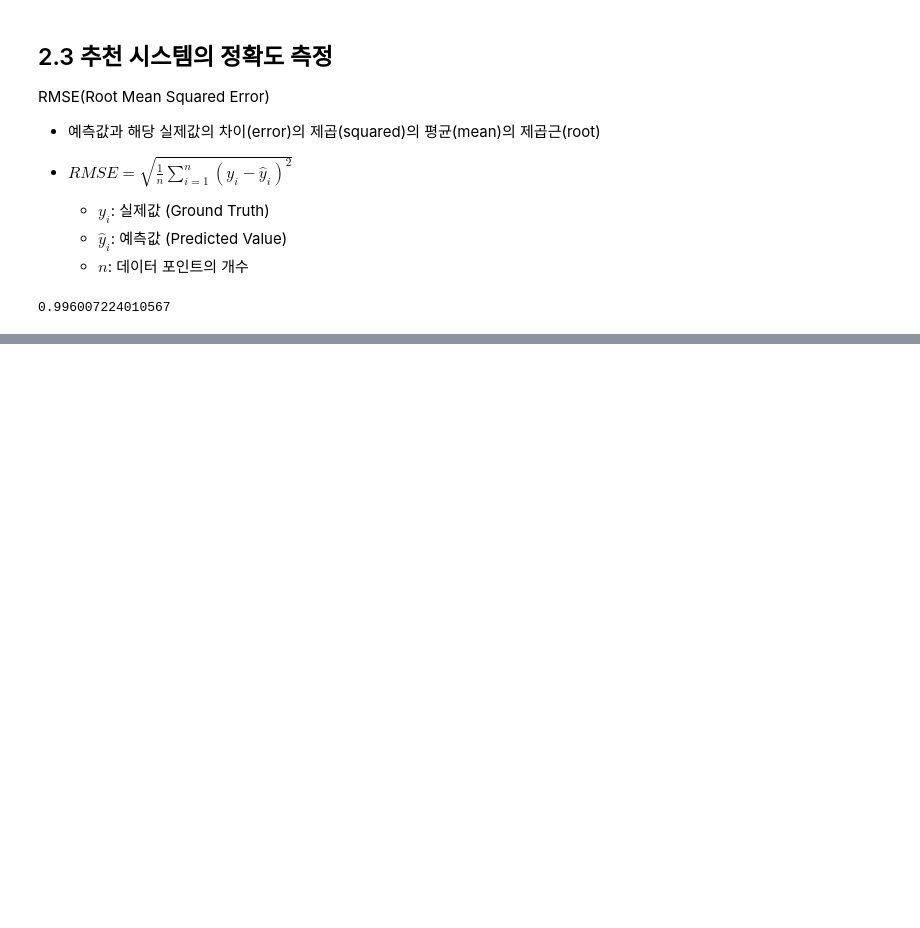
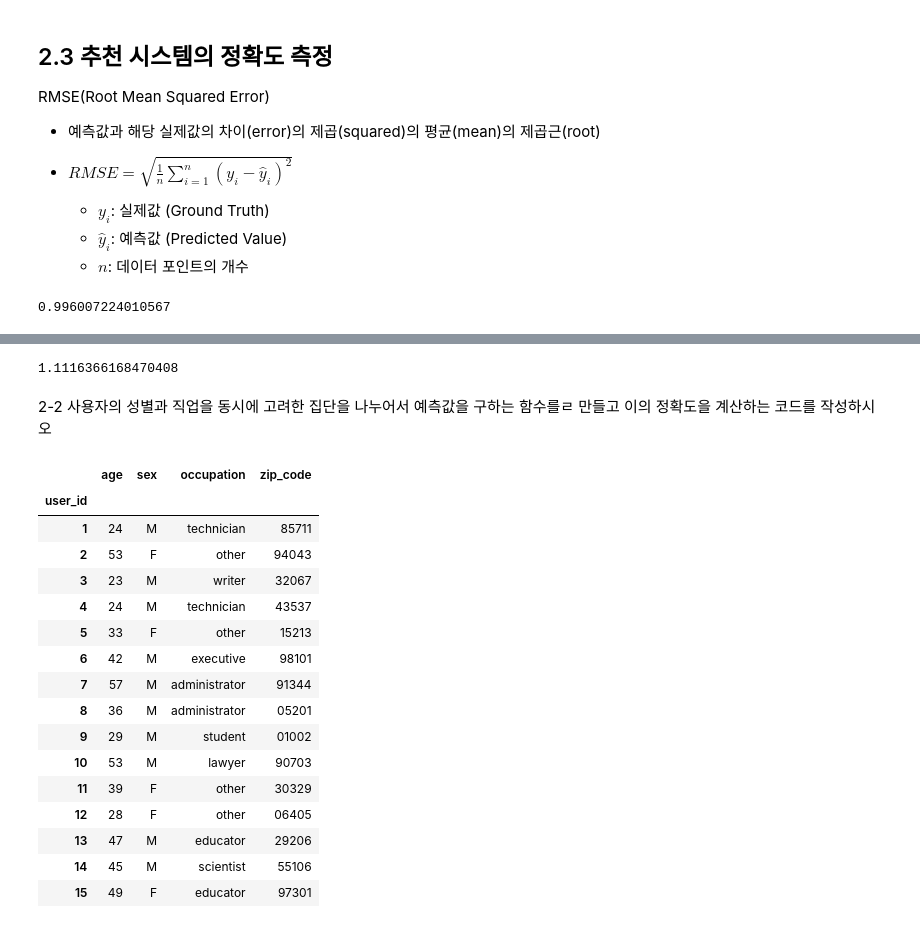
Before and after one commit to ddcdi/Person_Recom, a Jupyter notebook: 콘텐츠_기반_필터링.ipynb, the cells around one changed output, grey strips where cells are left out. Saved outputs shown, nothing was run; the diff lists cells and outputs as text; code cells hidden in the pictures; blank space fills up the shorter version.

```diff
--- a/콘텐츠_기반_필터링.ipynb
+++ b/콘텐츠_기반_필터링.ipynb
@@ -102,0 +111,27 @@ print(np.mean(rmse))
+# %%
+import pandas as pd
+import numpy as np
+
+# 데이터 읽어 오기
+u_cols = ['user_id', 'age', 'sex', 'occupation', 'zip_code']
+users = pd.read_csv('data/u.user', sep='|', names=u_cols, encoding='latin-1')
+i_cols = ['movie_id', 'title', 'release date', 'video release date', 'IMDB URL', 'unknown',
+          'Action', 'Adventure', 'Animation', 'Children\'s', 'Comedy', 'Crime', 'Documentary',
+          'Drama', 'Fantasy', 'Film-Noir', 'Horror', 'Musical', 'Mystery', 'Romance', 'Sci-Fi',
+          'Thriller', 'War', 'Western']
+movies = pd.read_csv('data/u.item', sep='|', names=i_cols, encoding='latin-1')
+r_cols = ['user_id', 'movie_id', 'rating', 'timestamp']
+ratings = pd.read_csv('data/u.data', sep='\t', names=r_cols, encoding='latin-1')
+
+# timestamp 제거
+ratings=ratings.drop('timestamp',axis = 1)
+
+# movies ID와 title 빼고 다른 데이터 제거
+movies = movies[['movie_id','title']]
+# %%
+# train, test set 분
+from sklearn.model_selection import train_test_split
+x = ratings.copy()
+y = ratings['user_id']
+x_train,x_test,y_train,y_test = train_test_split(x,y,test_size=0.25,stratify=y)
+# stratify는 특정 클래스의 비율(분포)을 유지 None으로 하면 무작위
@@ -102,0 +165,7 @@ print(np.mean(rmse))
+# %%
+# Full matrix를 사용자 데이터와 merge
+merged_ratings = pd.merge(x_train,users) # merge()는 공통의 이름을 가진 key가 있으면 그것을 기준으로 합친다
+users = users.set_index('user_id')
+
+# gender별 평점평균 계산
+g_mean = merged_ratings[['movie_id','sex','rating']].groupby(['movie_id','sex'])['rating'].mean()
@@ -102,0 +203,42 @@ print(np.mean(rmse))
+# %%
+# 직업별 평점평균 계산
+o_mean = merged_ratings[['movie_id', 'occupation', 'rating']].groupby(['movie_id', 'occupation'])['rating'].mean()
+
+def cf_occupation(user_id,movie_id):
+    if movie_id in rating_matrix:
+        occupation = users.loc[user_id]['occupation']
+        if occupation in o_mean[movie_id]:
+            occupation_rating = o_mean[movie_id][occupation]
+        else :
+            occupation_rating = 3.0
+    else :
+        occupation_rating = 3.0
+    return occupation_rating
+
+score(cf_occupation)
+# %% [output]
+1.1116366168470408
+# %% [markdown]
+2-2 사용자의 성별과 직업을 동시에 고려한 집단을 나누어서 예측값을 구하는 함수를ㄹ 만들고 이의 정확도을 계산하는 코드를 작성하시오
+# %%
+g_o_mean = merged_ratings[['movie_id','occupation','sex','rating']].groupby(['movie_id','sex','occupation'])['rating'].mean()
+g_o_mean.head(20)
+users.loc[1:15]
+# %% [output]
+|  | age | sex | occupation | zip_code |
+| user_id |  |  |  |  |
+| 1 | 24 | M | technician | 85711 |
+| 2 | 53 | F | other | 94043 |
+| 3 | 23 | M | writer | 32067 |
+| 4 | 24 | M | technician | 43537 |
+| 5 | 33 | F | other | 15213 |
+| 6 | 42 | M | executive | 98101 |
+| 7 | 57 | M | administrator | 91344 |
+| 8 | 36 | M | administrator | 05201 |
+| 9 | 29 | M | student | 01002 |
+| 10 | 53 | M | lawyer | 90703 |
+| 11 | 39 | F | other | 30329 |
+| 12 | 28 | F | other | 06405 |
+| 13 | 47 | M | educator | 29206 |
+| 14 | 45 | M | scientist | 55106 |
+| 15 | 49 | F | educator | 97301 |
```
Also changed, not shown: parts of 14 cells of this notebook, 1 other file.
